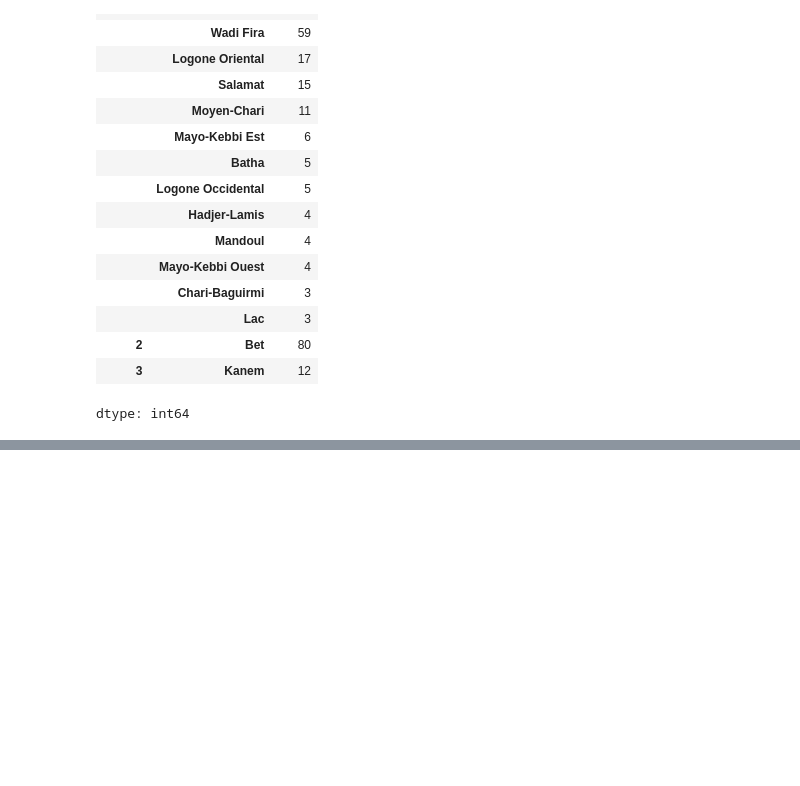
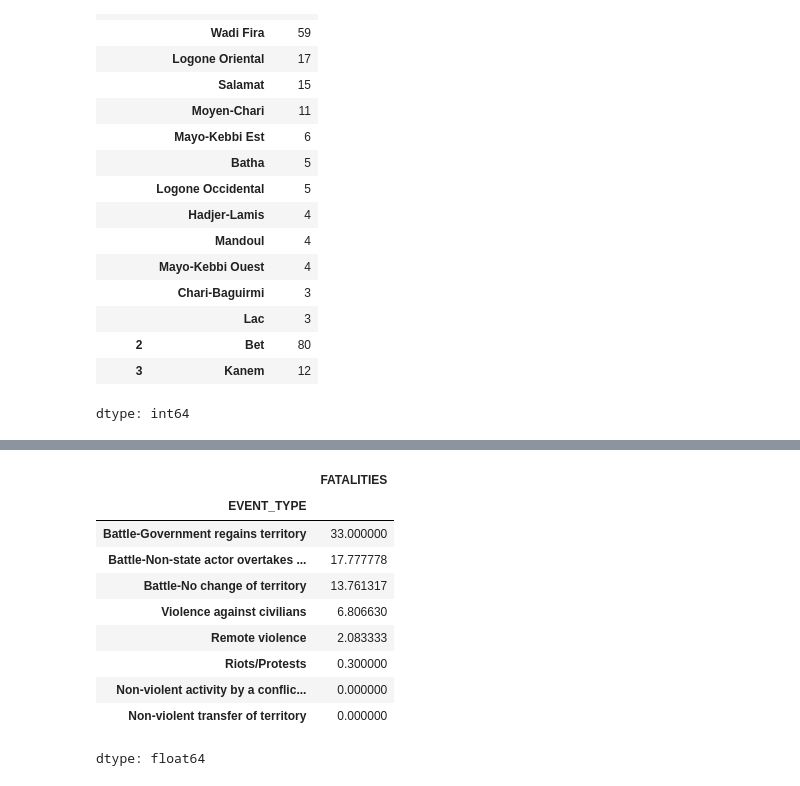
Before and after one commit to Kadergueli/conflict-risk-analysis-chad, a Jupyter notebook: 06_risk_modeling.ipynb, the cells around one changed output, grey strips where cells are left out. Saved outputs shown, nothing was run; the diff lists cells and outputs as text; code cells hidden in the pictures; blank space fills up the shorter version.

```diff
--- a/06_risk_modeling.ipynb
+++ b/06_risk_modeling.ipynb
@@ -230,0 +277,17 @@ plt.show()
+# %%
+# Calculate average fatalities per EVENT_TYPE
+average_fatalities_by_event_type = df.groupby('EVENT_TYPE')['FATALITIES'].mean().sort_values(ascending=False)
+
+display(average_fatalities_by_event_type)
+# %% [output]
+|  | FATALITIES |
+| EVENT_TYPE |  |
+| Battle-Government regains territory | 33.000000 |
+| Battle-Non-state actor overtakes ... | 17.777778 |
+| Battle-No change of territory | 13.761317 |
+| Violence against civilians | 6.806630 |
+| Remote violence | 2.083333 |
+| Riots/Protests | 0.300000 |
+| Non-violent activity by a conflic... | 0.000000 |
+| Non-violent transfer of territory | 0.000000 |
+dtype: float64
```
Also changed, not shown: parts of 19 cells of this notebook.
